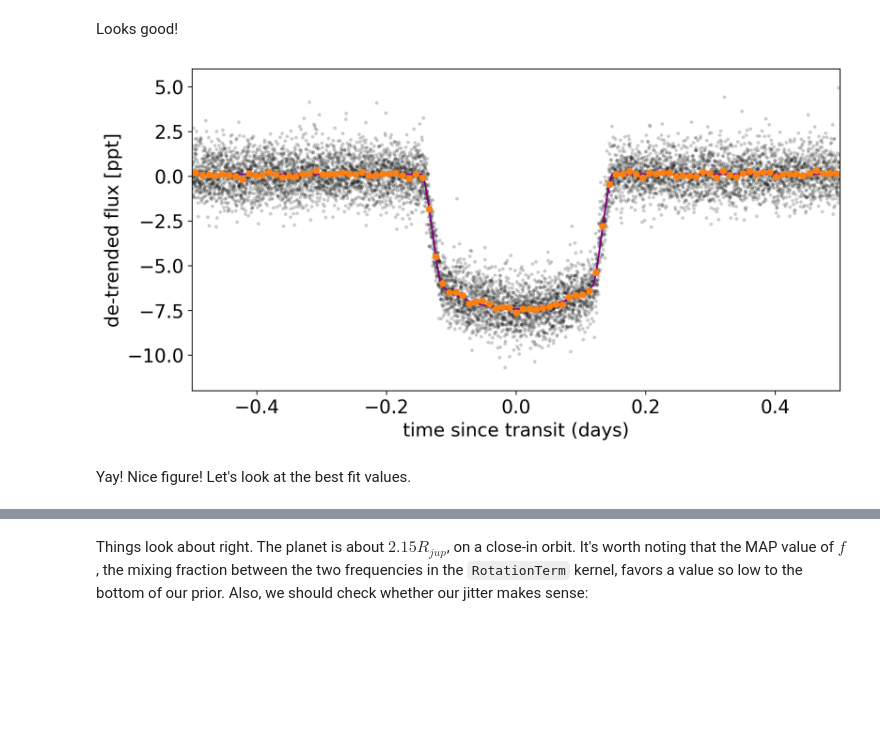
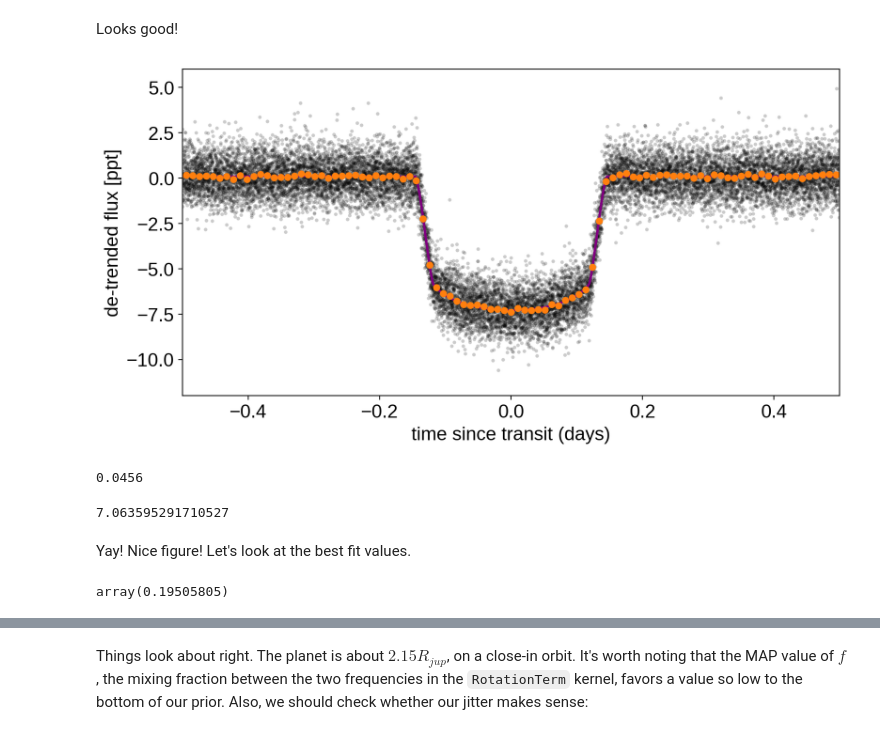
Before and after one commit to BrownDwarf/disperse, a Jupyter notebook: notebooks/02_lightcurves/exoplanet_fitting_hat_p_67_tess.ipynb, the cells around one changed output, grey strips where cells are left out. Drawn from its saved outputs; the diff is of its cells as text; code cells hidden in the pictures; blank space fills up the shorter version.

```diff
--- a/notebooks/02_lightcurves/exoplanet_fitting_hat_p_67_tess.ipynb
+++ b/notebooks/02_lightcurves/exoplanet_fitting_hat_p_67_tess.ipynb
@@ -42,6 +40,5 @@ SearchResult containing 6 data products.
 # %% [markdown]
 We only want the two-minute cadence lightcurves.
 # %%
-lcs = sr.download_all()[[0, 3]]
+lcs = sr.download_all()
+lc = lcs.stitch().normalize().remove_nans()
-# %%
-lc = lcs.stitch().remove_nans()
@@ -100,6 +95,8 @@ import aesara_theano_fallback.tensor as tt
 from celerite2.theano import terms, GaussianProcess
 
 from astropy import units as units, constants as const
+# %%
+T0_BTJD = 2458958.08059 - 2457000 #NASA Exoplanet Archive
 # %%
 def build_model(mask=None, start=None):
 
@@ -113,8 +110,8 @@ def build_model(mask=None, start=None):
 
         # Stellar parameters.  These are usually determined from spectroscopy
         # and/or isochrone fits.
-        logg_star = pm.Normal("logg_star", mu=3.7, sd=0.1)
-        r_star = pm.Normal("r_star", mu=2.648, sd=0.12)
+        logg_star = pm.Normal("logg_star", mu=3.854, sd=0.002)
+        r_star = pm.Normal("r_star", mu=2.546, sd=0.1)
 
         # Here "factor" is defined s.t. factor * 10**logg / r_star = rho
         factor = 5.141596357654149e-05
@@ -133,7 +130,7 @@ def build_model(mask=None, start=None):
 
         b = pm.Uniform("b", lower=0, upper=1)
 
-        log_depth = pm.Normal("log_depth", mu=np.log(0.01), sigma=1)
+        log_depth = pm.Normal("log_depth", mu=np.log(0.007), sigma=1)
         depth = pm.Deterministic("depth", tt.exp(log_depth))
 
         ror = pm.Deterministic(
@@ -143,9 +140,9 @@ def build_model(mask=None, start=None):
         r_pl = pm.Deterministic("r_pl", ror * r_star)
 
         # Orbital parameters for the planet.  Use mean values from Holczer+16.
-        t0_BTJD = 2455961.38467 - 2457000.0
-        t0 = pm.Normal("t0", mu=t0_BTJD, sd=0.0021, testval=t0_BTJD)
-        period = pm.Normal("period", mu=4.81010250, sd=0.000002, testval=4.81010250)
+        t0_BTJD = T0_BTJD
+        t0 = pm.Normal("t0", mu=t0_BTJD, sd=0.02, testval=t0_BTJD)
+        period = pm.Normal("period", mu=4.8101046, sd=0.01, testval=4.8101046)
 
         # Let the eccentricity float, and use the eccentricity distribution
         # from https://arxiv.org/abs/1807.00549 as our prior.
@@ -191,7 +188,7 @@ def build_model(mask=None, start=None):
             "sigma_rot", **pmx.estimate_inverse_gamma_parameters(1, 5)
         )
         # Rotation period is about 4.9 days
-        log_prot = pm.Normal("log_prot", mu=np.log(4.9), sd=0.1)
+        log_prot = pm.Normal("log_prot", mu=np.log(5.27), sd=0.1)
         prot = pm.Deterministic("prot", tt.exp(log_prot))
         log_Q0 = pm.Normal("log_Q0", mu=0, sd=2)
         log_dQ = pm.Normal("log_dQ", mu=0, sd=2)
@@ -356,9 +353,8 @@ Looks good!
 # Plot the folded transit
 fig, ax = plt.subplots(figsize=(10, 5))
 
-t0_BTJD = 2455961.38467 - 2457000.0
-t0 = t0_BTJD
-period = 4.81010250
+t0 = T0_BTJD
+period = 4.8101046
 
 x_fold = (x - t0 + 0.5 * period) % period - 0.5 * period
 m = np.abs(x_fold) < 0.5
@@ -367,31 +363,31 @@ ax.scatter(
     1e3 * (y[m] - map_estimate["gp_pred"][m]),
     c="k",
     marker=".",
     alpha=0.2,
     linewidths=0,
 )
 
 lc_mod = map_estimate["transit_pred"][:, 0]
 lc_modx = np.sort(x_fold)
 lc_mody = lc_mod[np.argsort(x_fold)]
 ax.plot(lc_modx, 1e3 * (lc_mody + map_estimate["mean"]), c="purple", zorder=1)
 
 # Overplot the phase binned light curve
 bins = np.linspace(-0.51, 0.51, 100)
 denom, _ = np.histogram(x_fold, bins)
 num, _ = np.histogram(x_fold, bins, weights=y - map_estimate["gp_pred"])
 denom[num == 0] = 1.0
 ax.scatter(
     0.5 * (bins[1:] + bins[:-1]),
     1e3 * num / denom,
     color="C1",
     zorder=2,
     linewidths=0,
 )
 
 ax.set_xlim(-0.5, 0.5)
 ax.set_ylim(-12, 6)
 ax.set_ylabel("de-trended flux [ppt]")
 _ = ax.set_xlabel("time since transit (days)")
 # %% [output]
-[figure, old version]
+[figure, new version]
@@ -398,2 +396,14 @@ _ = ax.set_xlabel("time since transit (days)")
+# %%
+0.0019 * 24
+# %% [output]
+0.0456
+# %%
+(np.max(lc_modx[vals]) - np.min(lc_modx[vals])) * 24
+# %% [output]
+7.063595291710527
 # %% [markdown]
 Yay! Nice figure!  Let's look at the best fit values.
+# %%
+map_estimate['ecc']
+# %% [output]
+array(0.19505805)
```
Also changed, not shown: parts of 14 cells of this notebook, 1 other file.
